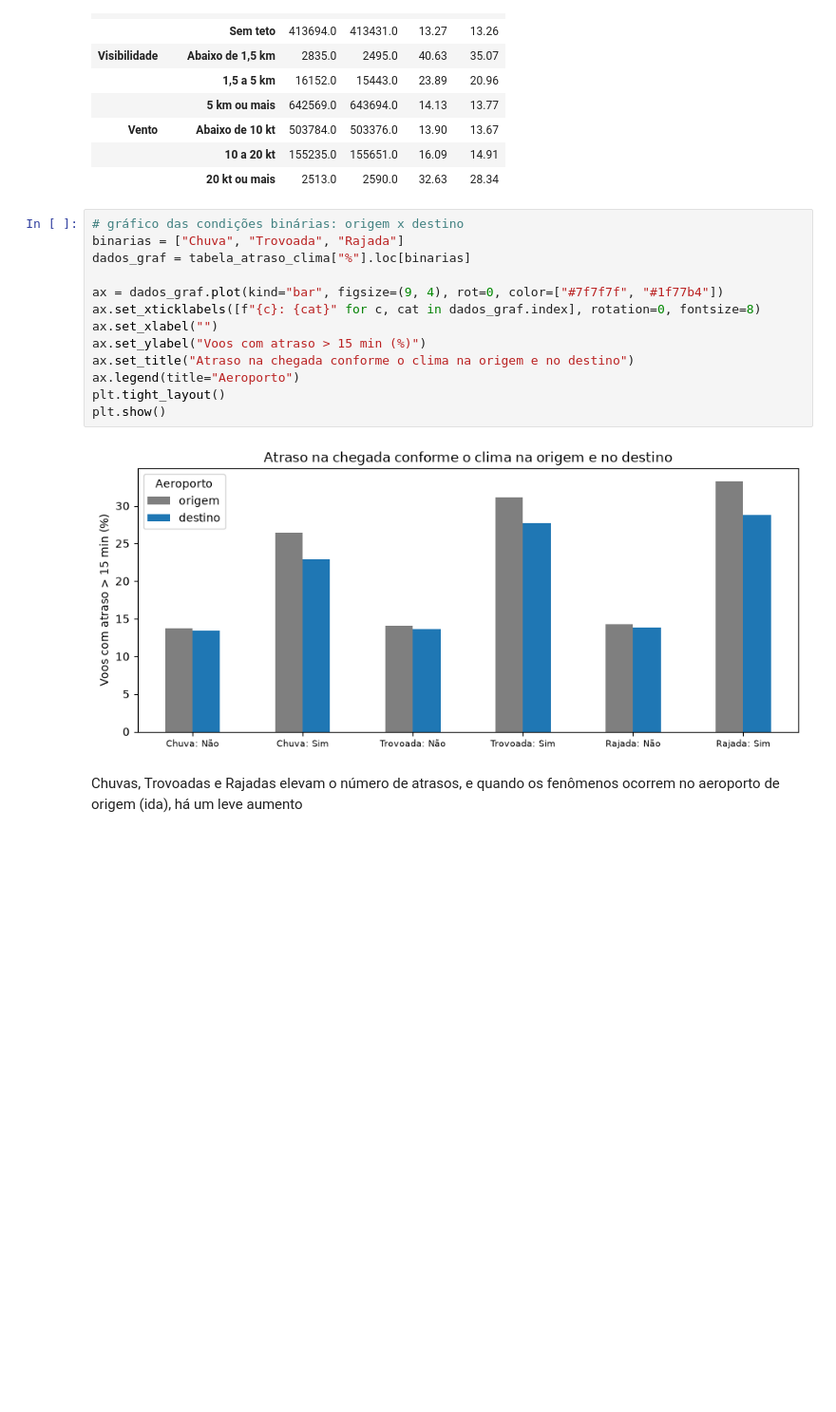
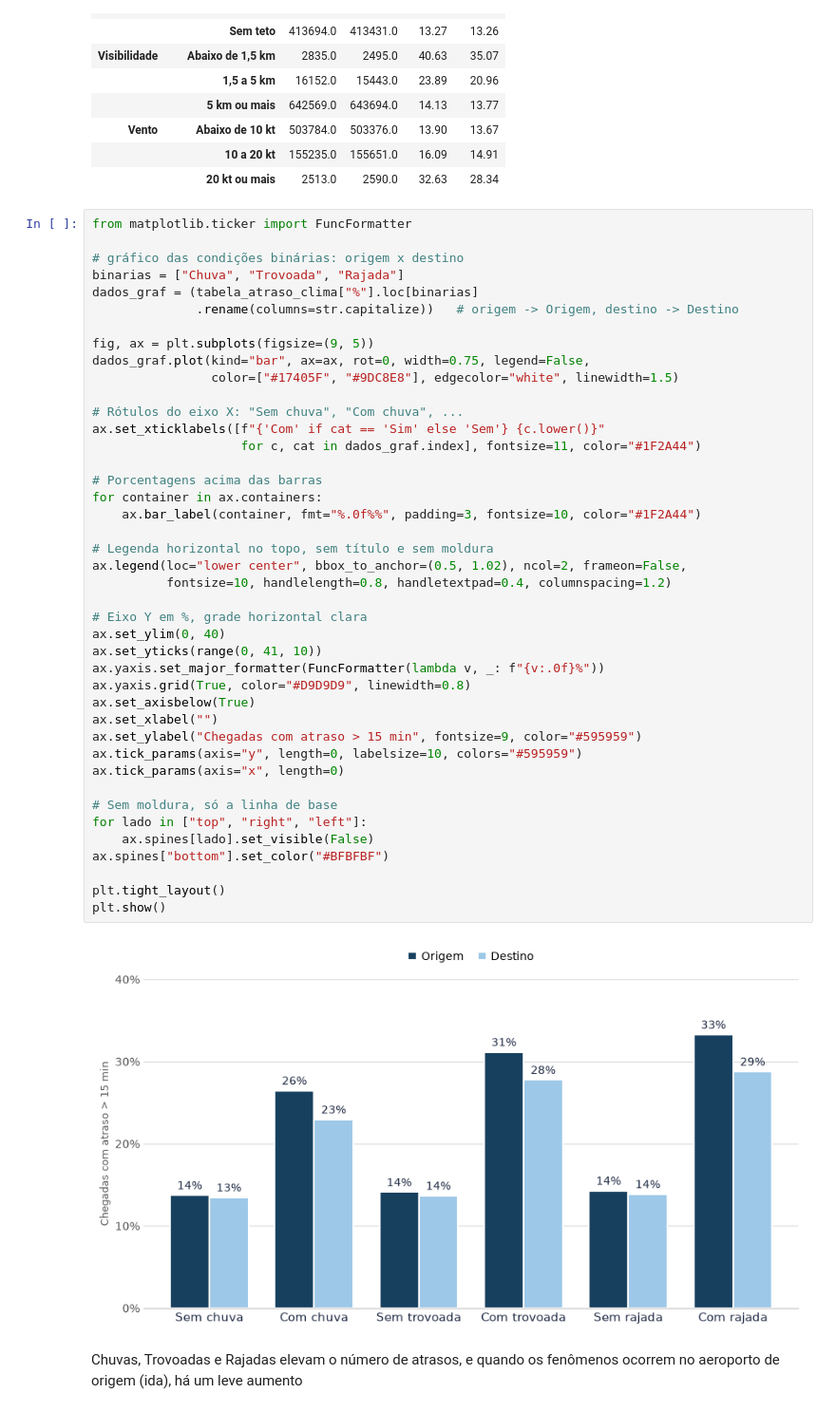
Before and after one commit to Matex0406/Projeto_2_CB, a Jupyter notebook: Projeto_2_CB.ipynb, the cells around one changed output. Shown at 95% size. Cells and saved outputs as stored; diff of their text form; blank space fills up the shorter version.

```diff
--- a/Projeto_2_CB.ipynb
+++ b/Projeto_2_CB.ipynb
@@ -754,20 +777,49 @@ tabela_atraso_clima
 |  | 10 a 20 kt | 155235.0 | 155651.0 | 16.09 | 14.91 |
 |  | 20 kt ou mais | 2513.0 | 2590.0 | 32.63 | 28.34 |
 # %%
+from matplotlib.ticker import FuncFormatter
+
 # gráfico das condições binárias: origem x destino
 binarias = ["Chuva", "Trovoada", "Rajada"]
-dados_graf = tabela_atraso_clima["%"].loc[binarias]
+dados_graf = (tabela_atraso_clima["%"].loc[binarias]
+              .rename(columns=str.capitalize))   # origem -> Origem, destino -> Destino
 
-ax = dados_graf.plot(kind="bar", figsize=(9, 4), rot=0, color=["#7f7f7f", "#1f77b4"])
-ax.set_xticklabels([f"{c}: {cat}" for c, cat in dados_graf.index], rotation=0, fontsize=8)
+fig, ax = plt.subplots(figsize=(9, 5))
+dados_graf.plot(kind="bar", ax=ax, rot=0, width=0.75, legend=False,
+                color=["#17405F", "#9DC8E8"], edgecolor="white", linewidth=1.5)
+
+# Rótulos do eixo X: "Sem chuva", "Com chuva", ...
+ax.set_xticklabels([f"{'Com' if cat == 'Sim' else 'Sem'} {c.lower()}"
+                    for c, cat in dados_graf.index], fontsize=11, color="#1F2A44")
+
+# Porcentagens acima das barras
+for container in ax.containers:
+    ax.bar_label(container, fmt="%.0f%%", padding=3, fontsize=10, color="#1F2A44")
+
+# Legenda horizontal no topo, sem título e sem moldura
+ax.legend(loc="lower center", bbox_to_anchor=(0.5, 1.02), ncol=2, frameon=False,
+          fontsize=10, handlelength=0.8, handletextpad=0.4, columnspacing=1.2)
+
+# Eixo Y em %, grade horizontal clara
+ax.set_ylim(0, 40)
+ax.set_yticks(range(0, 41, 10))
+ax.yaxis.set_major_formatter(FuncFormatter(lambda v, _: f"{v:.0f}%"))
+ax.yaxis.grid(True, color="#D9D9D9", linewidth=0.8)
+ax.set_axisbelow(True)
 ax.set_xlabel("")
-ax.set_ylabel("Voos com atraso > 15 min (%)")
-ax.set_title("Atraso na chegada conforme o clima na origem e no destino")
-ax.legend(title="Aeroporto")
+ax.set_ylabel("Chegadas com atraso > 15 min", fontsize=9, color="#595959")
+ax.tick_params(axis="y", length=0, labelsize=10, colors="#595959")
+ax.tick_params(axis="x", length=0)
+
+# Sem moldura, só a linha de base
+for lado in ["top", "right", "left"]:
+    ax.spines[lado].set_visible(False)
+ax.spines["bottom"].set_color("#BFBFBF")
+
 plt.tight_layout()
 plt.show()
 # %% [output]
-[figure, old version]
+[figure, new version]
 # %% [markdown]
 Chuvas, Trovoadas e Rajadas elevam o número de atrasos, e quando os fenômenos ocorrem no aeroporto de origem (ida), há um leve aumento
 # %% [markdown]
```
Also changed, not shown: parts of 6 cells of this notebook, 2 other files.
